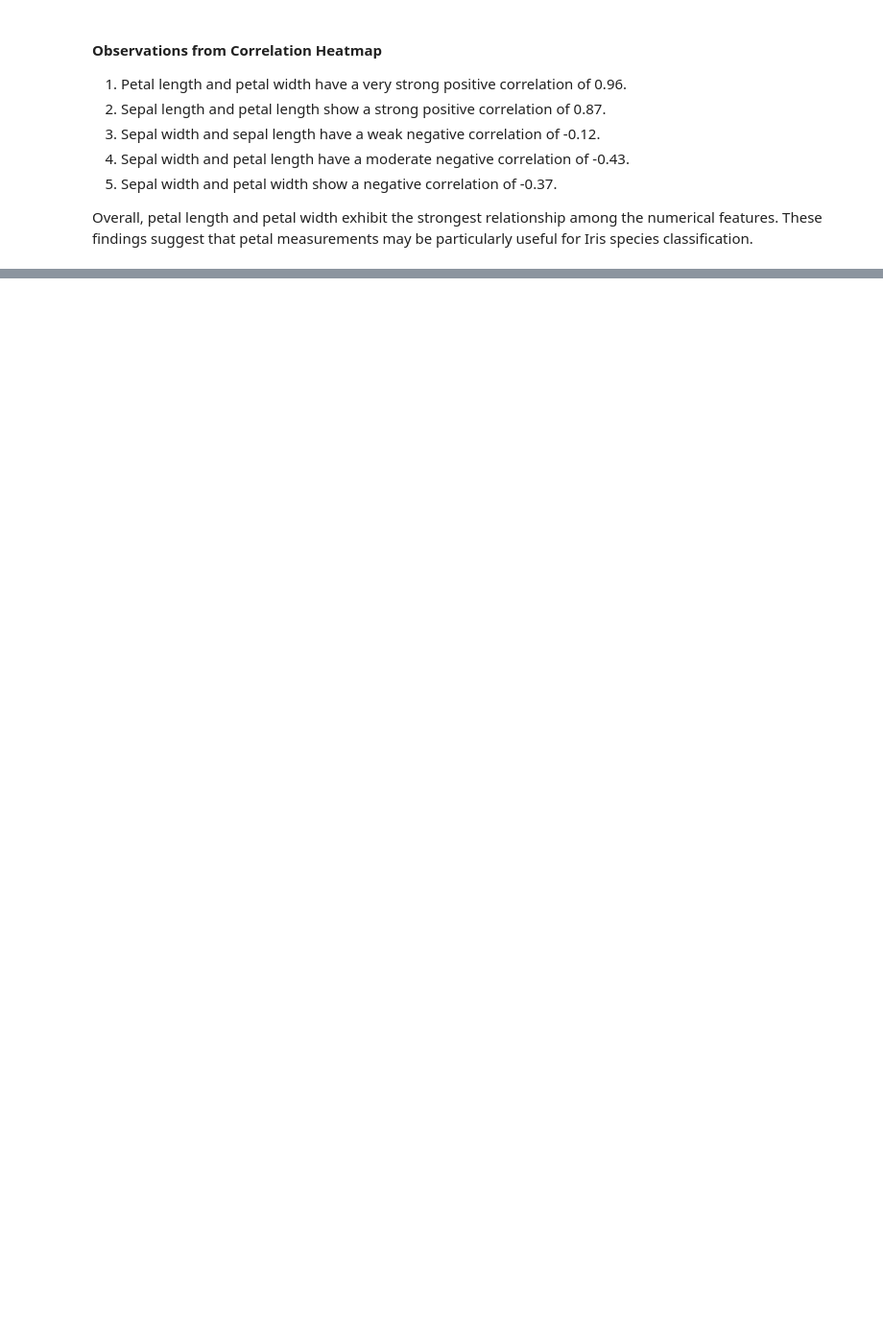
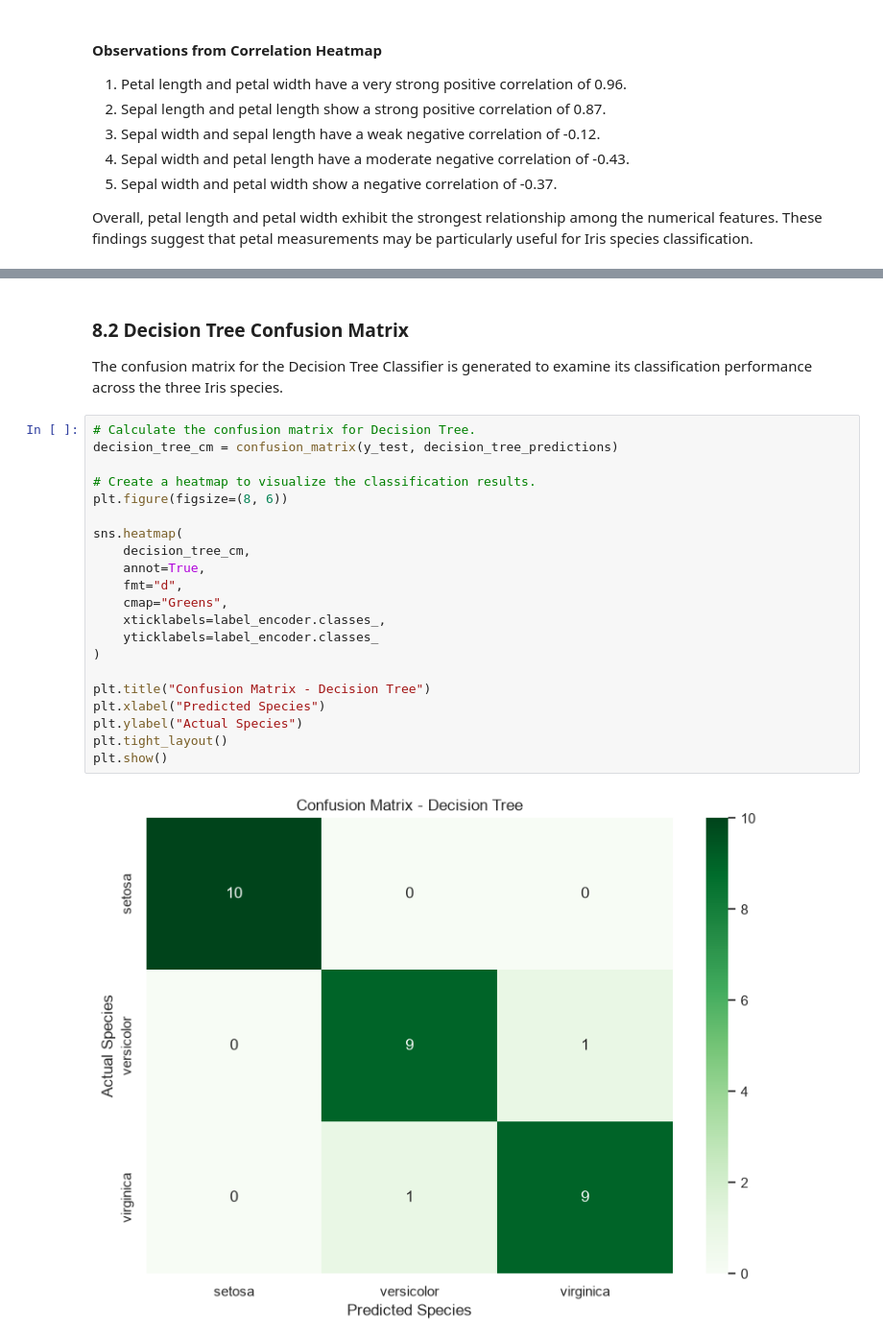
Before and after one commit to itsnatashasingh/Datheon_Python_Internship, a Jupyter notebook: Task_1_Iris_Classification/notebook/iris_classification.ipynb, the cells around one changed output, grey strips where cells are left out. Shown at 96% size. Drawn from its saved outputs; the diff is of its cells as text; blank space fills up the shorter version.

```diff
--- a/Task_1_Iris_Classification/notebook/iris_classification.ipynb
+++ b/Task_1_Iris_Classification/notebook/iris_classification.ipynb
@@ -345,0 +829,27 @@ Overall, petal length and petal width exhibit the strongest relationship among t
+# %% [markdown]
+### 8.2 Decision Tree Confusion Matrix
+
+The confusion matrix for the Decision Tree Classifier is generated to examine its classification performance across the three Iris species.
+# %%
+# Calculate the confusion matrix for Decision Tree.
+decision_tree_cm = confusion_matrix(y_test, decision_tree_predictions)
+
+# Create a heatmap to visualize the classification results.
+plt.figure(figsize=(8, 6))
+
+sns.heatmap(
+    decision_tree_cm,
+    annot=True,
+    fmt="d",
+    cmap="Greens",
+    xticklabels=label_encoder.classes_,
+    yticklabels=label_encoder.classes_
+)
+
+plt.title("Confusion Matrix - Decision Tree")
+plt.xlabel("Predicted Species")
+plt.ylabel("Actual Species")
+plt.tight_layout()
+plt.show()
+# %% [output]
+[figure, added]
```
Also changed, not shown: parts of 46 cells of this notebook, 1 other file.
